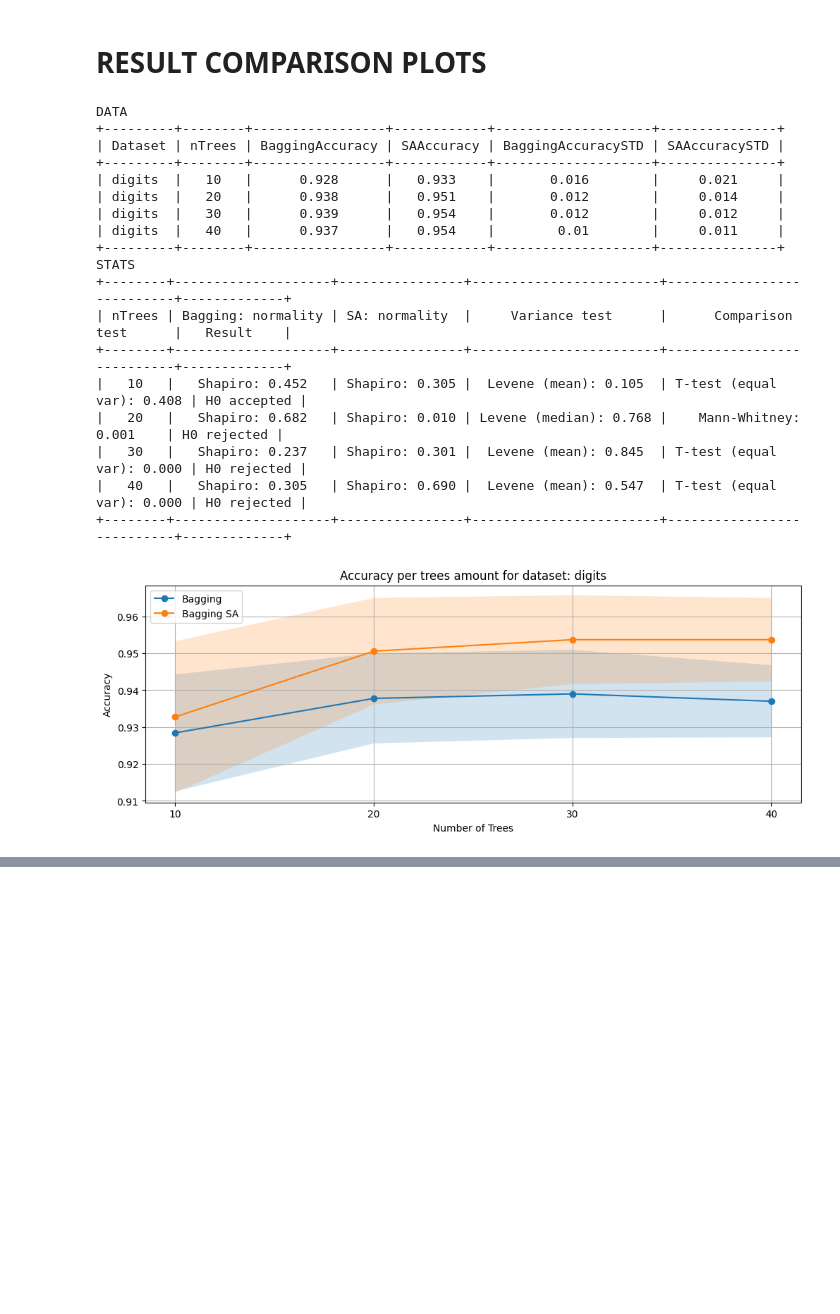
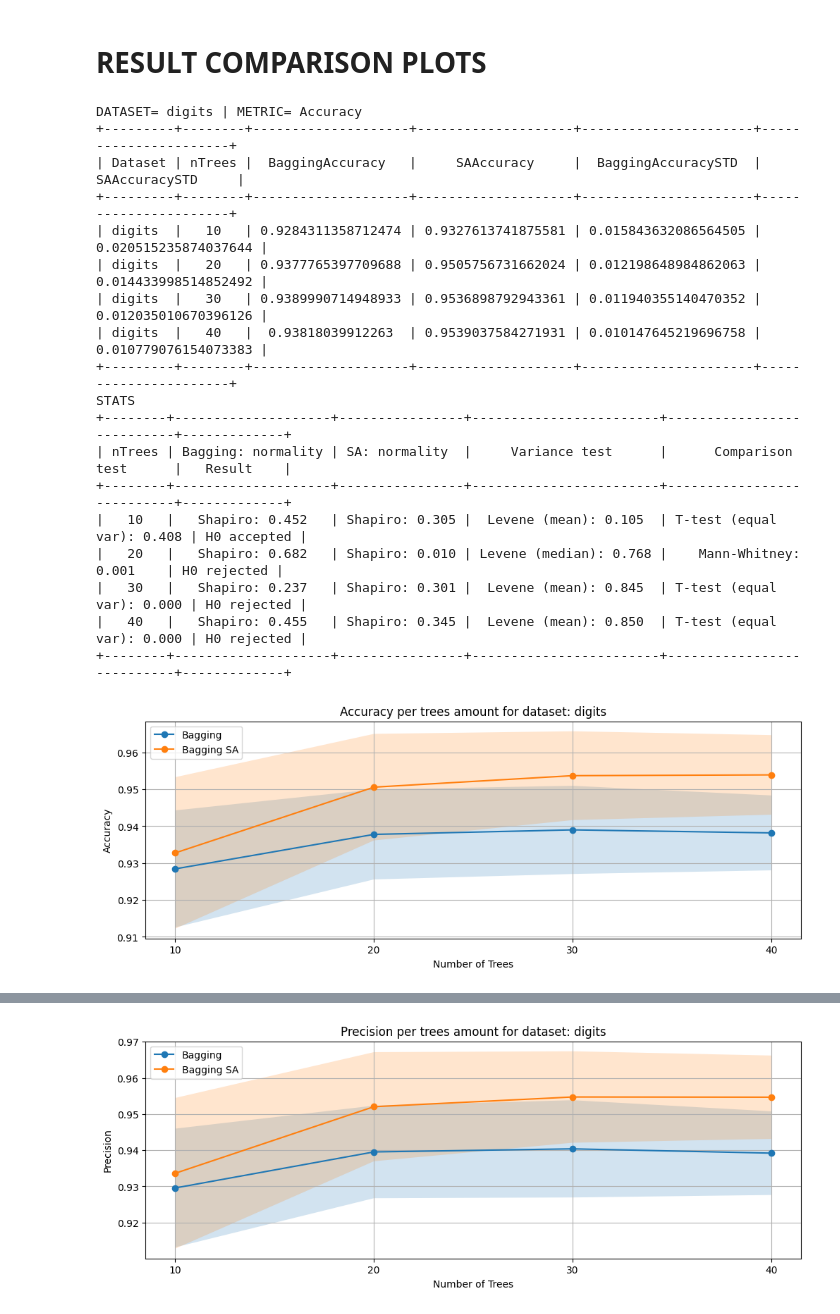
Before and after one commit to CenturionTheMan/SimulatedAnnealingBagging, a Jupyter notebook: src/article_plots.ipynb, the cells around one changed output, grey strips where cells are left out. Cells and saved outputs as stored; diff of their text form; code cells hidden in the pictures; blank space fills up the shorter version.

Commit message:
stats

```diff
--- a/src/article_plots.ipynb
+++ b/src/article_plots.ipynb
@@ -286,46 +286,49 @@ def stat_tests(df: pd.DataFrame):
 # %%
 
 files = glob.glob('./../res/metrics_*.csv')
 dfs = [pd.read_csv(f) for f in files]
 
 metrics = ["Accuracy", "Precision", "Recall", "F1"]
 
 for df in dfs:
-    df_aggregated = df.groupby(['nTrees']).agg(
-        Dataset=('Dataset', 'first'),
-        nTrees=('nTrees', 'first'),
+    for metric in metrics:
+        dataset = df_aggregated['Dataset'].values[0]
 
-        BaggingAccuracy=('BaggingAccuracy', 'mean'),
-        SAAccuracy=('SAAccuracy', 'mean'),
+        df_aggregated = df.groupby(['nTrees']).agg({
+            'Dataset': 'first',
+            'nTrees': 'first',
+            f'Bagging{metric}': 'mean',
+            f'SA{metric}': 'mean',
+        }).reset_index(drop=True)
 
-        BaggingAccuracySTD=('BaggingAccuracy','std'),
-        SAAccuracySTD=('SAAccuracy','std'),
-    ).reset_index(drop=True).dropna()
+        df_aggregated[f'Bagging{metric}STD'] = df.groupby(['nTrees'])[f'Bagging{metric}'].std().values
+        df_aggregated[f'SA{metric}STD'] = df.groupby(['nTrees'])[f'SA{metric}'].std().values
 
-    tmp = df_aggregated.copy().round(3)
-
-    print(f"DATA")
-    print(tabulate(tmp, headers='keys', tablefmt='pretty', showindex=False))
-    print(f"STATS")
-    print(tabulate(stat_tests(df), headers='keys', tablefmt='pretty', showindex=False))
-    create_comparison_plot(df_aggregated)
+        print(f"DATASET= {dataset} | METRIC= {metric}")
+        print(tabulate(df_aggregated, headers='keys', tablefmt='pretty', showindex=False))
+        print(f"STATS")
+        stats = stat_tests(df, metric)
+        print(tabulate(stats, headers='keys', tablefmt='pretty', showindex=False))
+        create_comparison_plot(df_aggregated, metric, path=f'./../report/plot_{dataset}_{metric}.png')
+        df_aggregated.to_csv(f'./../report/metrics_{dataset}_{metric}.csv', index=False)
+        stats.to_csv(f'./../report/stats_{dataset}_{metric}.csv', index=False)
 # %% [output]
-DATA
-+---------+--------+-----------------+------------+--------------------+---------------+
-| Dataset | nTrees | BaggingAccuracy | SAAccuracy | BaggingAccuracySTD | SAAccuracySTD |
-+---------+--------+-----------------+------------+--------------------+---------------+
-| digits  |   10   |      0.928      |   0.933    |       0.016        |     0.021     |
-| digits  |   20   |      0.938      |   0.951    |       0.012        |     0.014     |
-| digits  |   30   |      0.939      |   0.954    |       0.012        |     0.012     |
-| digits  |   40   |      0.937      |   0.954    |        0.01        |     0.011     |
-+---------+--------+-----------------+------------+--------------------+---------------+
+DATASET= digits | METRIC= Accuracy
++---------+--------+--------------------+--------------------+----------------------+----------------------+
+| Dataset | nTrees |  BaggingAccuracy   |     SAAccuracy     |  BaggingAccuracySTD  |    SAAccuracySTD     |
++---------+--------+--------------------+--------------------+----------------------+----------------------+
+| digits  |   10   | 0.9284311358712474 | 0.9327613741875581 | 0.015843632086564505 | 0.020515235874037644 |
+| digits  |   20   | 0.9377765397709688 | 0.9505756731662024 | 0.012198648984862063 | 0.014433998514852492 |
+| digits  |   30   | 0.9389990714948933 | 0.9536898792943361 | 0.011940355140470352 | 0.012035010670396126 |
+| digits  |   40   |  0.93818039912263  | 0.9539037584271931 | 0.010147645219696758 | 0.010779076154073383 |
++---------+--------+--------------------+--------------------+----------------------+----------------------+
 STATS
 +--------+--------------------+----------------+------------------------+---------------------------+-------------+
 | nTrees | Bagging: normality | SA: normality  |     Variance test      |      Comparison test      |   Result    |
 +--------+--------------------+----------------+------------------------+---------------------------+-------------+
 |   10   |   Shapiro: 0.452   | Shapiro: 0.305 |  Levene (mean): 0.105  | T-test (equal var): 0.408 | H0 accepted |
 |   20   |   Shapiro: 0.682   | Shapiro: 0.010 | Levene (median): 0.768 |    Mann-Whitney: 0.001    | H0 rejected |
 |   30   |   Shapiro: 0.237   | Shapiro: 0.301 |  Levene (mean): 0.845  | T-test (equal var): 0.000 | H0 rejected |
-|   40   |   Shapiro: 0.305   | Shapiro: 0.690 |  Levene (mean): 0.547  | T-test (equal var): 0.000 | H0 rejected |
+|   40   |   Shapiro: 0.455   | Shapiro: 0.345 |  Levene (mean): 0.850  | T-test (equal var): 0.000 | H0 rejected |
 +--------+--------------------+----------------+------------------------+---------------------------+-------------+
-[figure, old version]
+[figure, new version]
@@ -331,0 +353 @@ STATS
+[figure, added]
```
Also changed, not shown: parts of 3 cells of this notebook, 17 other files.
